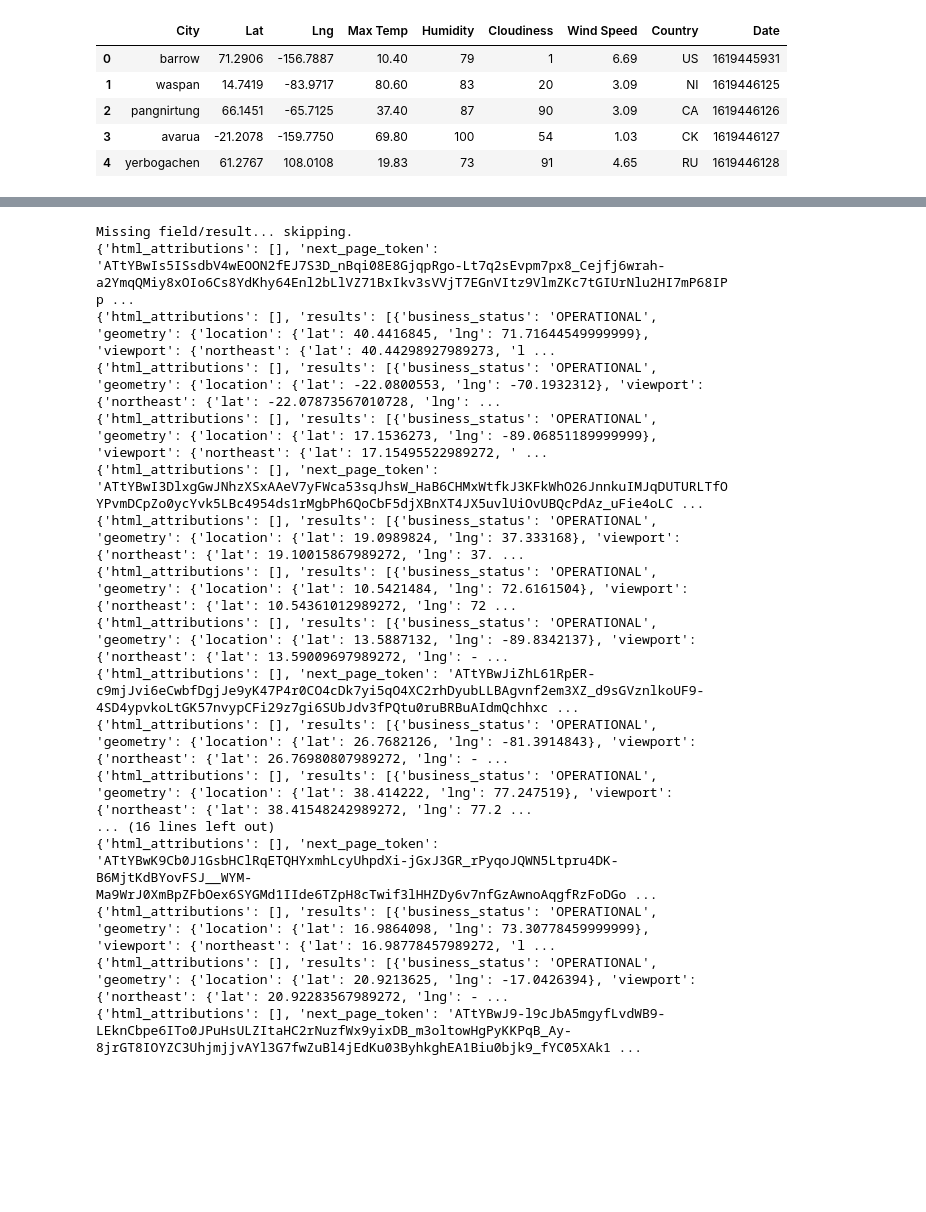
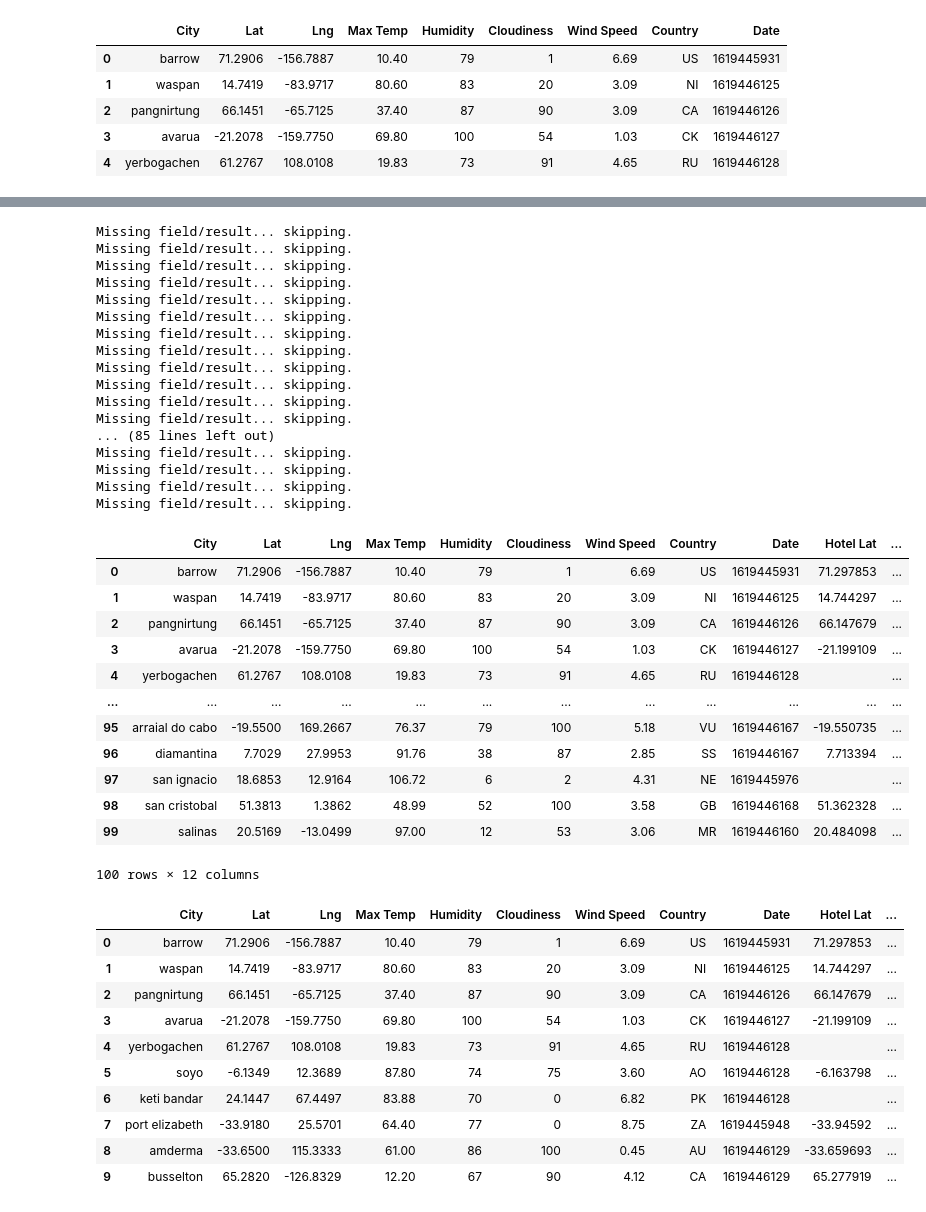
Before and after one commit to davew306/python-api-challenge, a Jupyter notebook: VacationPy/VacationPy.ipynb, the cells around one changed output, grey strips where cells are left out. Drawn from its saved outputs; the diff is of its cells as text; code cells hidden in the pictures; blank space fills up the shorter version.

```diff
--- a/VacationPy/VacationPy.ipynb
+++ b/VacationPy/VacationPy.ipynb
@@ -193,7 +185,7 @@ params = {
 }
 
 # Use the lat/lng we recovered to identify airports
-for index, row in WC.iterrows():
+for index, row in hotel_df.iterrows():
     # get lat, lng from df
     lat = row["Lat"]
     lng = row["Lng"]
@@ -215,30 +207,60 @@ for index, row in WC.iterrows():
     # Since some data may be missing we incorporate a try-except to skip any that are missing a data point.
     try:
         hotel_df.loc[index, "Hotel Name"] = locations["results"][0]["name"]
-        print(locations)
+        hotel_df.loc[index, "Hotel Lat"] = locations["results"][0]["geometry"]["location"]["lat"]
+        hotel_df.loc[index, "Hotel Lng"] = locations["results"][0]["geometry"]["location"]["lng"]
+        #print(locations)
     except (KeyError, IndexError):
         print("Missing field/result... skipping.")
 # %% [output]
 Missing field/result... skipping.
-{'html_attributions': [], 'next_page_token': 'ATtYBwIs5ISsdbV4wEOON2fEJ7S3D_nBqi08E8GjqpRgo-Lt7q2sEvpm7px8_Cejfj6wrah-a2YmqQMiy8xOIo6Cs8YdKhy64Enl2bLlVZ71BxIkv3sVVjT7EGnVItz9VlmZKc7tGIUrNlu2HI7mP68IPp ...
-{'html_attributions': [], 'results': [{'business_status': 'OPERATIONAL', 'geometry': {'location': {'lat': 40.4416845, 'lng': 71.71644549999999}, 'viewport': {'northeast': {'lat': 40.44298927989273, 'l ...
-{'html_attributions': [], 'results': [{'business_status': 'OPERATIONAL', 'geometry': {'location': {'lat': -22.0800553, 'lng': -70.1932312}, 'viewport': {'northeast': {'lat': -22.07873567010728, 'lng': ...
-{'html_attributions': [], 'results': [{'business_status': 'OPERATIONAL', 'geometry': {'location': {'lat': 17.1536273, 'lng': -89.06851189999999}, 'viewport': {'northeast': {'lat': 17.15495522989272, ' ...
-{'html_attributions': [], 'next_page_token': 'ATtYBwI3DlxgGwJNhzXSxAAeV7yFWca53sqJhsW_HaB6CHMxWtfkJ3KFkWhO26JnnkuIMJqDUTURLTfOYPvmDCpZo0ycYvk5LBc4954ds1rMgbPh6QoCbF5djXBnXT4JX5uvlUiOvUBQcPdAz_uFie4oLC ...
-{'html_attributions': [], 'results': [{'business_status': 'OPERATIONAL', 'geometry': {'location': {'lat': 19.0989824, 'lng': 37.333168}, 'viewport': {'northeast': {'lat': 19.10015867989272, 'lng': 37. ...
-{'html_attributions': [], 'results': [{'business_status': 'OPERATIONAL', 'geometry': {'location': {'lat': 10.5421484, 'lng': 72.6161504}, 'viewport': {'northeast': {'lat': 10.54361012989272, 'lng': 72 ...
-{'html_attributions': [], 'results': [{'business_status': 'OPERATIONAL', 'geometry': {'location': {'lat': 13.5887132, 'lng': -89.8342137}, 'viewport': {'northeast': {'lat': 13.59009697989272, 'lng': - ...
-{'html_attributions': [], 'next_page_token': 'ATtYBwJiZhL61RpER-c9mjJvi6eCwbfDgjJe9yK47P4r0CO4cDk7yi5qO4XC2rhDyubLLBAgvnf2em3XZ_d9sGVznlkoUF9-4SD4ypvkoLtGK57nvypCFi29z7gi6SUbJdv3fPQtu0ruBRBuAIdmQchhxc ...
-{'html_attributions': [], 'results': [{'business_status': 'OPERATIONAL', 'geometry': {'location': {'lat': 26.7682126, 'lng': -81.3914843}, 'viewport': {'northeast': {'lat': 26.76980807989272, 'lng': - ...
-{'html_attributions': [], 'results': [{'business_status': 'OPERATIONAL', 'geometry': {'location': {'lat': 38.414222, 'lng': 77.247519}, 'viewport': {'northeast': {'lat': 38.41548242989272, 'lng': 77.2 ...
-... (16 lines left out)
-{'html_attributions': [], 'next_page_token': 'ATtYBwK9Cb0J1GsbHClRqETQHYxmhLcyUhpdXi-jGxJ3GR_rPyqoJQWN5Ltpru4DK-B6MjtKdBYovFSJ__WYM-Ma9WrJ0XmBpZFbOex6SYGMd1IIde6TZpH8cTwif3lHHZDy6v7nfGzAwnoAqgfRzFoDGo ...
-{'html_attributions': [], 'results': [{'business_status': 'OPERATIONAL', 'geometry': {'location': {'lat': 16.9864098, 'lng': 73.30778459999999}, 'viewport': {'northeast': {'lat': 16.98778457989272, 'l ...
-{'html_attributions': [], 'results': [{'business_status': 'OPERATIONAL', 'geometry': {'location': {'lat': 20.9213625, 'lng': -17.0426394}, 'viewport': {'northeast': {'lat': 20.92283567989272, 'lng': - ...
-{'html_attributions': [], 'next_page_token': 'ATtYBwJ9-l9cJbA5mgyfLvdWB9-LEknCbpe6ITo0JPuHsULZItaHC2rNuzfWx9yixDB_m3oltowHgPyKKPqB_Ay-8jrGT8IOYZC3UhjmjjvAYl3G7fwZuBl4jEdKu03ByhkghEA1Biu0bjk9_fYC05XAk1 ...
+Missing field/result... skipping.
+Missing field/result... skipping.
+Missing field/result... skipping.
+Missing field/result... skipping.
+Missing field/result... skipping.
+Missing field/result... skipping.
+Missing field/result... skipping.
+Missing field/result... skipping.
+Missing field/result... skipping.
+Missing field/result... skipping.
+Missing field/result... skipping.
+... (85 lines left out)
+Missing field/result... skipping.
+Missing field/result... skipping.
+Missing field/result... skipping.
+Missing field/result... skipping.
+# %%
+hotel_df.head(100)
+# %% [output]
+|  | City | Lat | Lng | Max Temp | Humidity | Cloudiness | Wind Speed | Country | Date | Hotel Lat | ... |
+| 0 | barrow | 71.2906 | -156.7887 | 10.40 | 79 | 1 | 6.69 | US | 1619445931 | 71.297853 | ... |
+| 1 | waspan | 14.7419 | -83.9717 | 80.60 | 83 | 20 | 3.09 | NI | 1619446125 | 14.744297 | ... |
+| 2 | pangnirtung | 66.1451 | -65.7125 | 37.40 | 87 | 90 | 3.09 | CA | 1619446126 | 66.147679 | ... |
+| 3 | avarua | -21.2078 | -159.7750 | 69.80 | 100 | 54 | 1.03 | CK | 1619446127 | -21.199109 | ... |
+| 4 | yerbogachen | 61.2767 | 108.0108 | 19.83 | 73 | 91 | 4.65 | RU | 1619446128 |  | ... |
+| ... | ... | ... | ... | ... | ... | ... | ... | ... | ... | ... | ... |
+| 95 | arraial do cabo | -19.5500 | 169.2667 | 76.37 | 79 | 100 | 5.18 | VU | 1619446167 | -19.550735 | ... |
+| 96 | diamantina | 7.7029 | 27.9953 | 91.76 | 38 | 87 | 2.85 | SS | 1619446167 | 7.713394 | ... |
+| 97 | san ignacio | 18.6853 | 12.9164 | 106.72 | 6 | 2 | 4.31 | NE | 1619445976 |  | ... |
+| 98 | san cristobal | 51.3813 | 1.3862 | 48.99 | 52 | 100 | 3.58 | GB | 1619446168 | 51.362328 | ... |
+| 99 | salinas | 20.5169 | -13.0499 | 97.00 | 12 | 53 | 3.06 | MR | 1619446160 | 20.484098 | ... |
+100 rows × 12 columns
 # %%
-cities_pd.to_csv("Hotels.csv")
+hotel_df.to_csv("Hotels.csv")
 
 # Visualize to confirm airport data appears
-cities_pd.head(10)
+hotel_df.head(10)
+# %% [output]
+|  | City | Lat | Lng | Max Temp | Humidity | Cloudiness | Wind Speed | Country | Date | Hotel Lat | ... |
+| 0 | barrow | 71.2906 | -156.7887 | 10.40 | 79 | 1 | 6.69 | US | 1619445931 | 71.297853 | ... |
+| 1 | waspan | 14.7419 | -83.9717 | 80.60 | 83 | 20 | 3.09 | NI | 1619446125 | 14.744297 | ... |
+| 2 | pangnirtung | 66.1451 | -65.7125 | 37.40 | 87 | 90 | 3.09 | CA | 1619446126 | 66.147679 | ... |
+| 3 | avarua | -21.2078 | -159.7750 | 69.80 | 100 | 54 | 1.03 | CK | 1619446127 | -21.199109 | ... |
+| 4 | yerbogachen | 61.2767 | 108.0108 | 19.83 | 73 | 91 | 4.65 | RU | 1619446128 |  | ... |
+| 5 | soyo | -6.1349 | 12.3689 | 87.80 | 74 | 75 | 3.60 | AO | 1619446128 | -6.163798 | ... |
+| 6 | keti bandar | 24.1447 | 67.4497 | 83.88 | 70 | 0 | 6.82 | PK | 1619446128 |  | ... |
+| 7 | port elizabeth | -33.9180 | 25.5701 | 64.40 | 77 | 0 | 8.75 | ZA | 1619445948 | -33.94592 | ... |
+| 8 | amderma | -33.6500 | 115.3333 | 61.00 | 86 | 100 | 0.45 | AU | 1619446129 | -33.659693 | ... |
+| 9 | busselton | 65.2820 | -126.8329 | 12.20 | 67 | 90 | 4.12 | CA | 1619446129 | 65.277919 | ... |
 # %%
```
Also changed, not shown: parts of 8 cells of this notebook, 2 other files.
